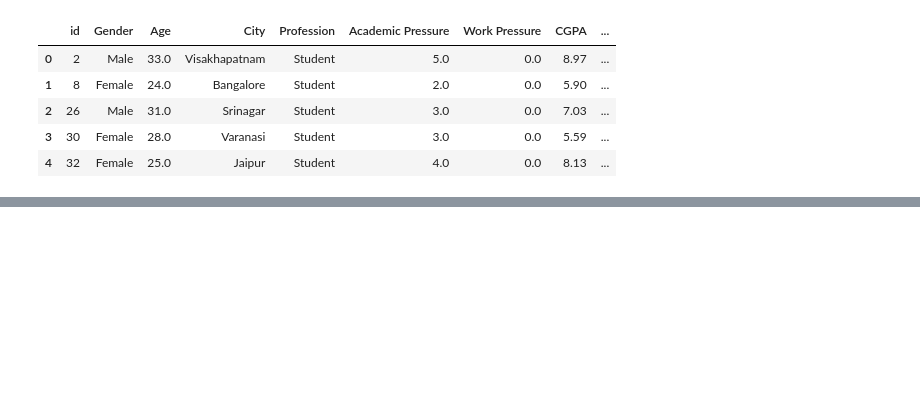
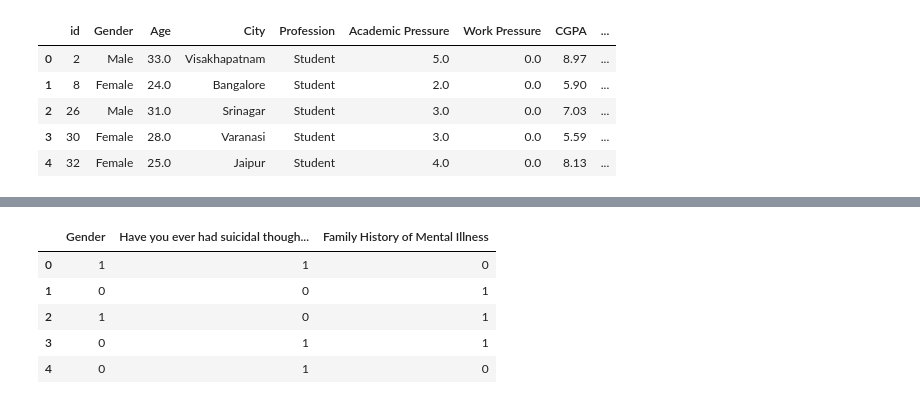
Before and after one commit to Plumz17/FinalProjectML, a Jupyter notebook: FinalProjectML.ipynb, the cells around one changed output, grey strips where cells are left out. Saved outputs shown, nothing was run; the diff lists cells and outputs as text; code cells hidden in the pictures; blank space fills up the shorter version.

```diff
--- a/FinalProjectML.ipynb
+++ b/FinalProjectML.ipynb
@@ -43,0 +122,22 @@ df.head()
+# %%
+# Binary Columns Label Encoding
+from sklearn.preprocessing import LabelEncoder
+le = LabelEncoder()
+
+binary_cols = [
+  'Gender',
+  'Have you ever had suicidal thoughts ?',
+  'Family History of Mental Illness'
+]
+
+for col in binary_cols:
+  df[col] = le.fit_transform(df[col])
+
+df[binary_cols].head()
+# %% [output]
+|  | Gender | Have you ever had suicidal though... | Family History of Mental Illness |
+| 0 | 1 | 1 | 0 |
+| 1 | 0 | 0 | 1 |
+| 2 | 1 | 0 | 1 |
+| 3 | 0 | 1 | 1 |
+| 4 | 0 | 1 | 0 |
```
Also changed, not shown: parts of 16 cells of this notebook.
